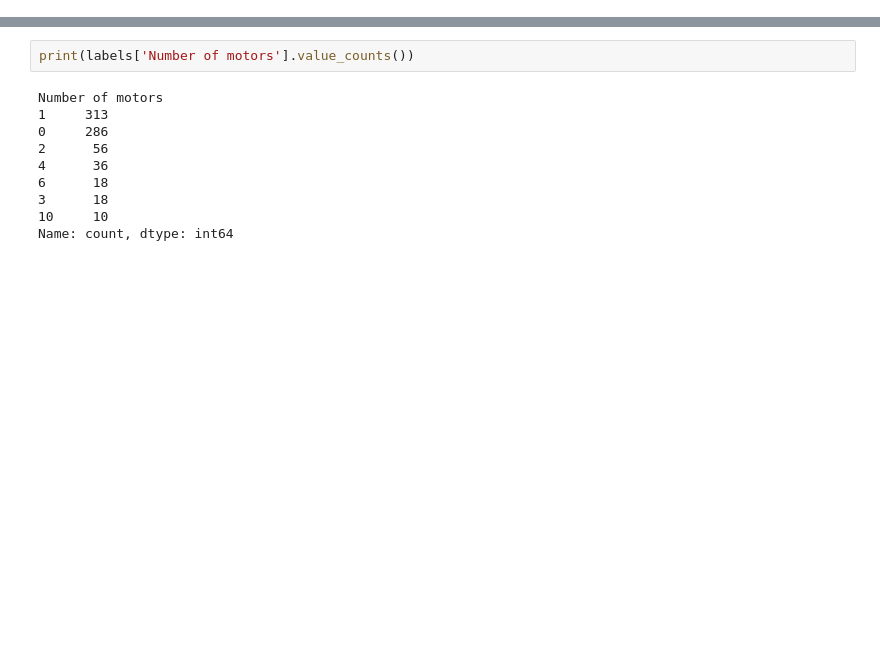
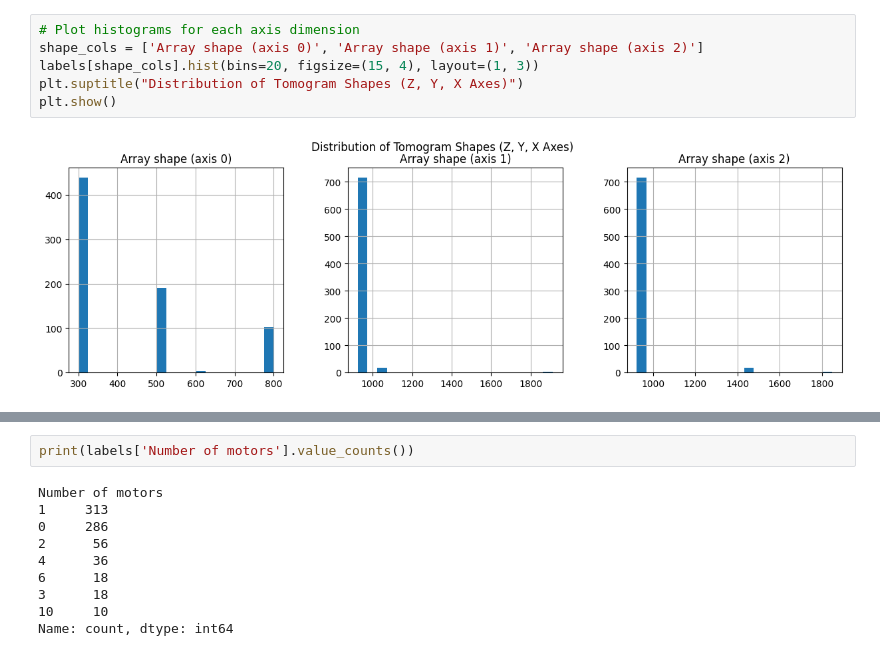
Before and after one commit to RamyBoulos/BYU_Locating_Bacterial_Flagellar_Motors_2025, a Jupyter notebook: notebooks/EDA.ipynb, the cells around one changed output, grey strips where cells are left out. Cells and saved outputs as stored; diff of their text form; blank space fills up the shorter version.

```diff
--- a/notebooks/EDA.ipynb
+++ b/notebooks/EDA.ipynb
@@ -38,0 +192,8 @@ Successfully installed contourpy-1.3.2 cycler-0.12.1 fonttools-4.58.2 kiwisolver
+# %%
+# Plot histograms for each axis dimension
+shape_cols = ['Array shape (axis 0)', 'Array shape (axis 1)', 'Array shape (axis 2)']
+labels[shape_cols].hist(bins=20, figsize=(15, 4), layout=(1, 3))
+plt.suptitle("Distribution of Tomogram Shapes (Z, Y, X Axes)")
+plt.show()
+# %% [output]
+[figure, added]
```
Also changed, not shown: parts of 43 cells of this notebook, 4 other files.
